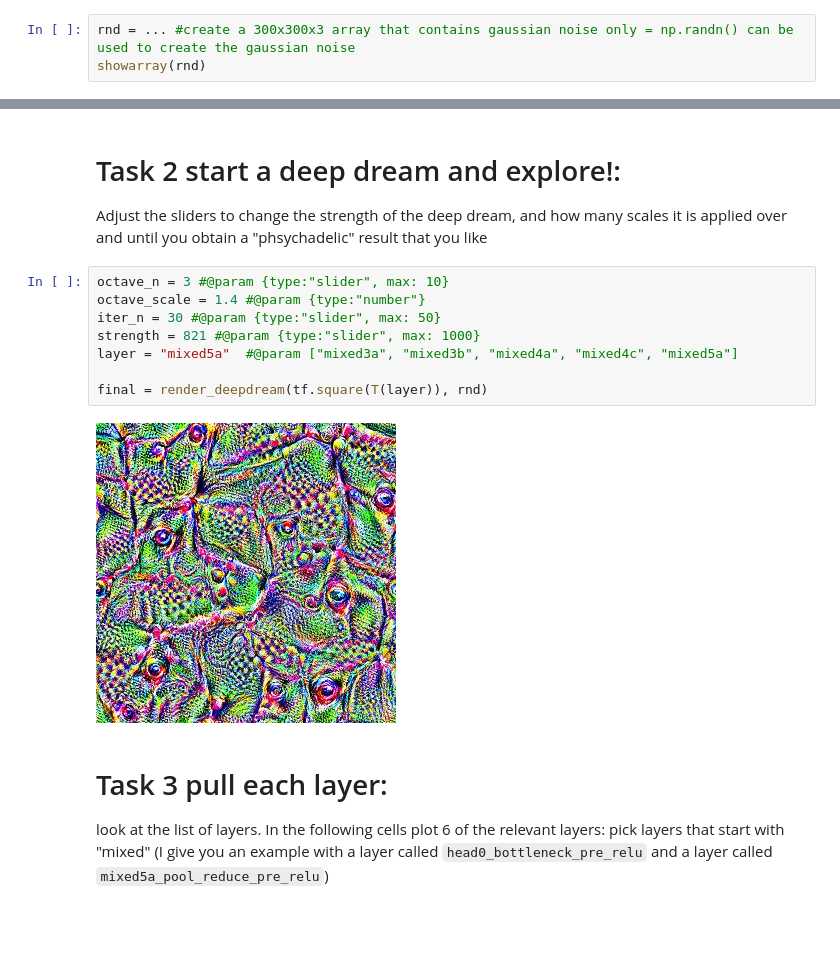
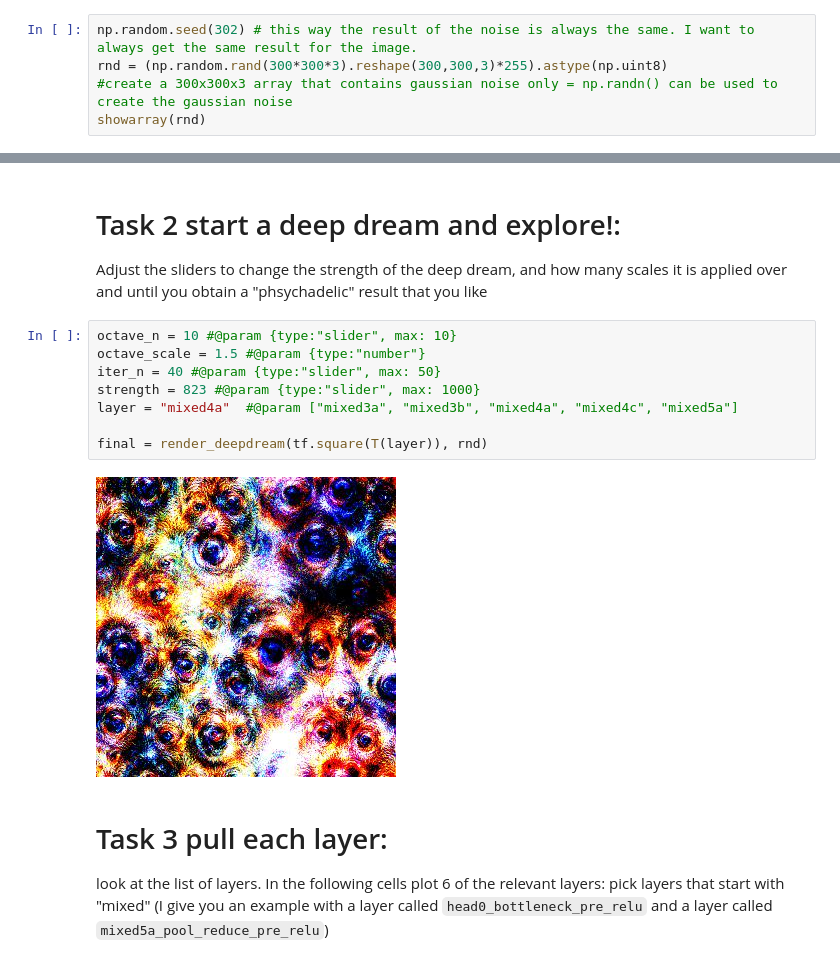
Before and after one commit to ReidelVichot/PUA2022_RVichot, a Jupyter notebook: HW7/PUS2022_deepdream_solution.ipynb, the cells around one changed output, grey strips where cells are left out. Drawn from its saved outputs; the diff is of its cells as text; blank space fills up the shorter version.

```diff
--- a/HW7/PUS2022_deepdream_solution.ipynb
+++ b/HW7/PUS2022_deepdream_solution.ipynb
@@ -100,6 +100,8 @@ def showarray(a, fmt='jpeg'):
 # Task 1: Create a random noise "image":
 an array of 300x300 pixels and 3 color channels (RGB). Fill it in with random noise but make sure the values are Unsigned integer 8bit type (np.unit8) and contained between 0 and 255. This is how a jpg image would be encoded in python and both pylab and this base code require this encoding for the image.  This can be achieved by generating random uniform noise (between 0 and 1) and convert it to 0-255 by multiplication, then convert the data type
 # %%
-rnd = ... #create a 300x300x3 array that contains gaussian noise only = np.randn() can be used to create the gaussian noise
+np.random.seed(302) # this way the result of the noise is always the same. I want to always get the same result for the image.
+rnd = (np.random.rand(300*300*3).reshape(300,300,3)*255).astype(np.uint8)
+#create a 300x300x3 array that contains gaussian noise only = np.randn() can be used to create the gaussian noise
 showarray(rnd)
 # %% [output]
@@ -166,15 +170,15 @@ def render_deepdream(t_obj, input_img, show_steps = True):
 
 Adjust the sliders to change the strength of the deep dream, and how many scales it is applied over and until you obtain a "phsychadelic" result that you like
 # %%
-octave_n = 3 #@param {type:"slider", max: 10}
-octave_scale = 1.4 #@param {type:"number"}
-iter_n = 30 #@param {type:"slider", max: 50}
-strength = 821 #@param {type:"slider", max: 1000}
-layer = "mixed5a"  #@param ["mixed3a", "mixed3b", "mixed4a", "mixed4c", "mixed5a"]
+octave_n = 10 #@param {type:"slider", max: 10}
+octave_scale = 1.5 #@param {type:"number"}
+iter_n = 40 #@param {type:"slider", max: 50}
+strength = 823 #@param {type:"slider", max: 1000}
+layer = "mixed4a"  #@param ["mixed3a", "mixed3b", "mixed4a", "mixed4c", "mixed5a"]
 
 final = render_deepdream(tf.square(T(layer)), rnd)
 # %% [output]
-[figure, old version]
+[figure, new version]
 # %% [markdown]
  # Task 3 pull each layer:
  look at the list of layers. In the following cells plot 6 of the relevant layers: pick layers that start with "mixed"  (I give you an example with a layer called `head0_bottleneck_pre_relu` and a layer called `mixed5a_pool_reduce_pre_relu`)
```
Also changed, not shown: parts of 13 cells of this notebook.
